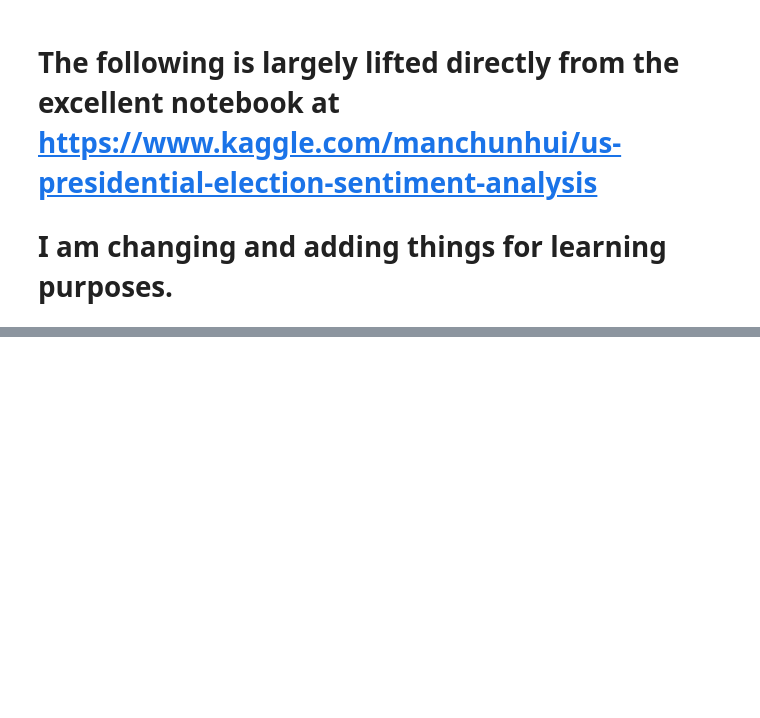
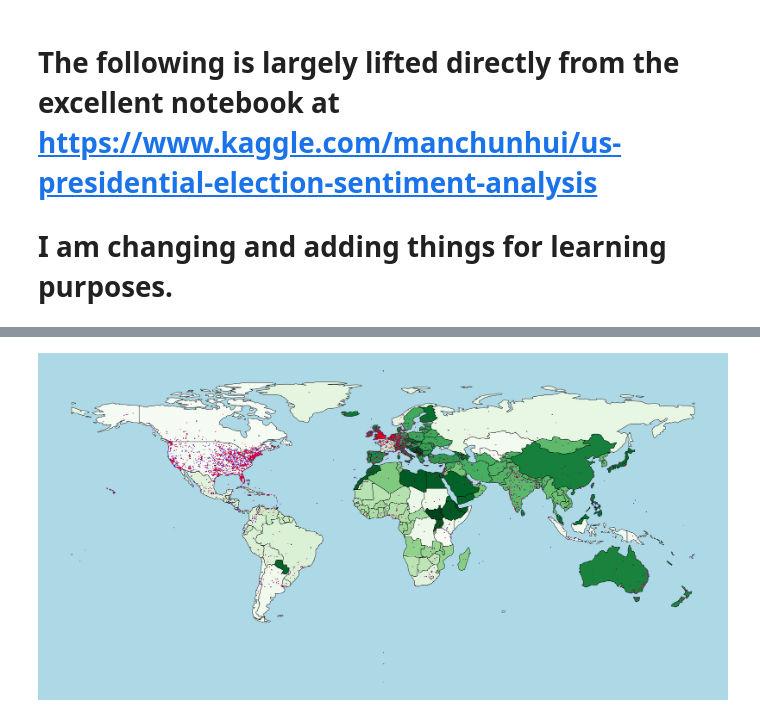
Before and after one commit to jAndrewtomich/2020-US-Elections, a Jupyter notebook: 2020_presidential_votes.ipynb, the cells around one changed output, grey strips where cells are left out. Drawn from its saved outputs; the diff is of its cells as text; code cells hidden in the pictures; blank space fills up the shorter version.

```diff
--- a/2020_presidential_votes.ipynb
+++ b/2020_presidential_votes.ipynb
@@ -205,0 +242,20 @@ plt.show()
+# %%
+tmp=tweets_biden_df[['lat','long']].copy()
+tmp=tmp.dropna()
+geometry = [Point(xy) for xy in zip(tmp['long'],tmp['lat'])]
+geo_df=gpd.GeoDataFrame(tmp, crs=crs, geometry = geometry)
+
+tmp1=tweets_trump_df[['lat','long']].copy()
+tmp1=tmp1.dropna()
+geometry1 = [Point(xy) for xy in zip(tmp1['long'],tmp1['lat'])]
+geo_df1=gpd.GeoDataFrame(tmp1, crs=crs, geometry = geometry1)
+
+fig, ax = plt.subplots(1,figsize=(36,32), facecolor='lightblue')
+world = world[world.name != "Antarctica"]
+world.plot(ax=ax, cmap='Greens', edgecolors='black');
+geo_df.plot(ax=ax, markersize=1, color='b', marker='x');
+geo_df1.plot(ax=ax, markersize=1, color='r', marker='+');
+ax.axis('off')
+plt.show()
+# %% [output]
+[figure, added]
```
Also changed, not shown: parts of 7 cells of this notebook.
